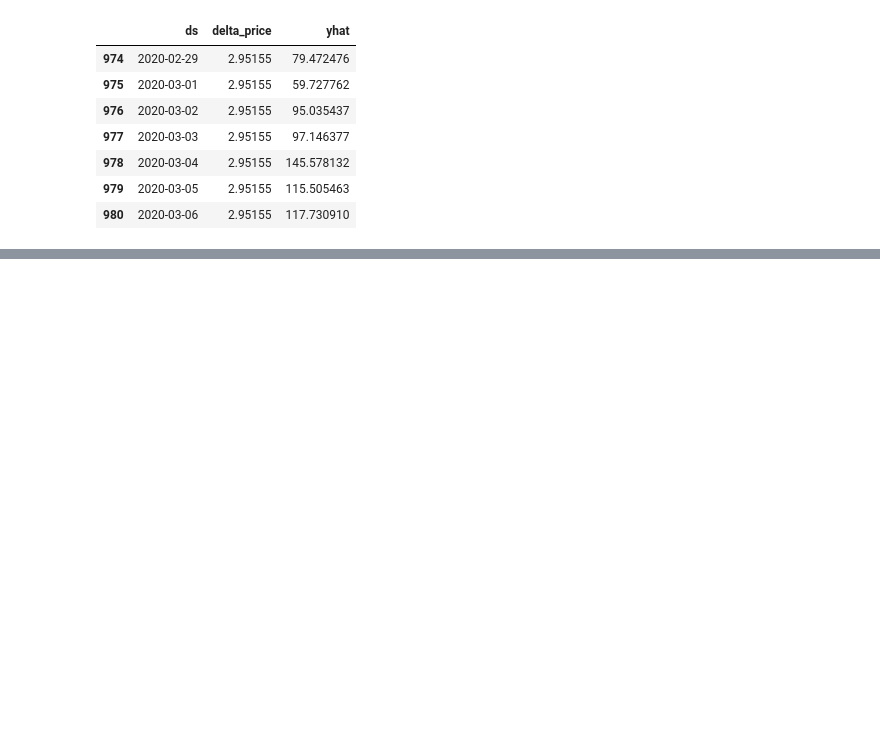
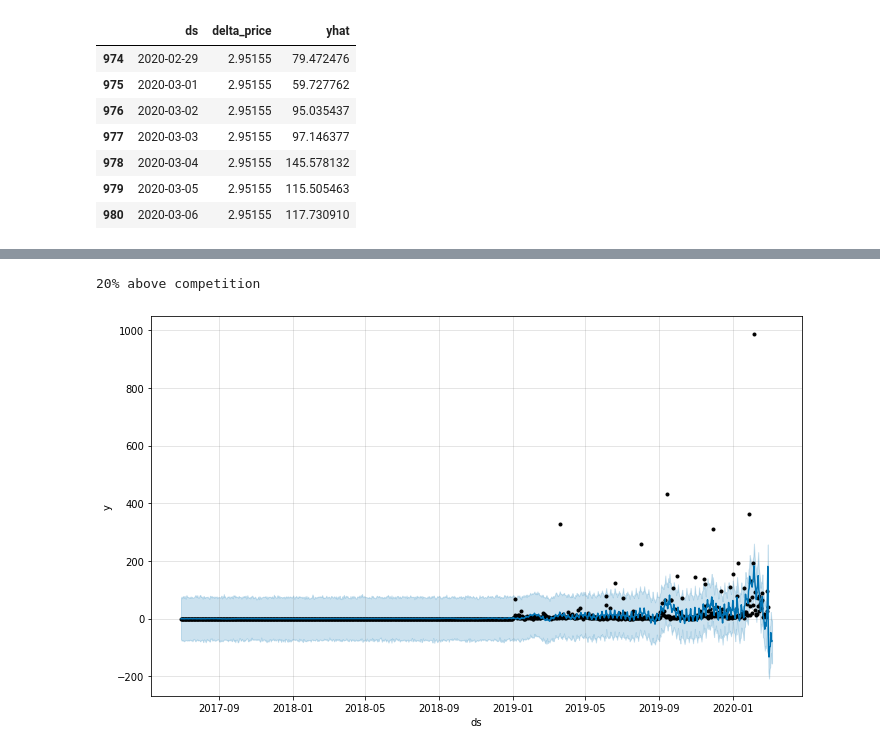
Before and after one commit to ds4a-team4/dynamic-pricing, a Jupyter notebook: models/bottom-up.ipynb, the cells around one changed output, grey strips where cells are left out. Saved outputs shown, nothing was run; the diff lists cells and outputs as text; code cells hidden in the pictures; blank space fills up the shorter version.

```diff
--- a/models/bottom-up.ipynb
+++ b/models/bottom-up.ipynb
@@ -214,0 +345,7 @@ fcst.tail(7)[['ds','delta_price','yhat']]
+# %%
+print('20% above competition')
+m.plot(fcst)
+plt.show()
+# %% [output]
+20% above competition
+[figure, added]
```
Also changed, not shown: parts of 9 cells of this notebook.
